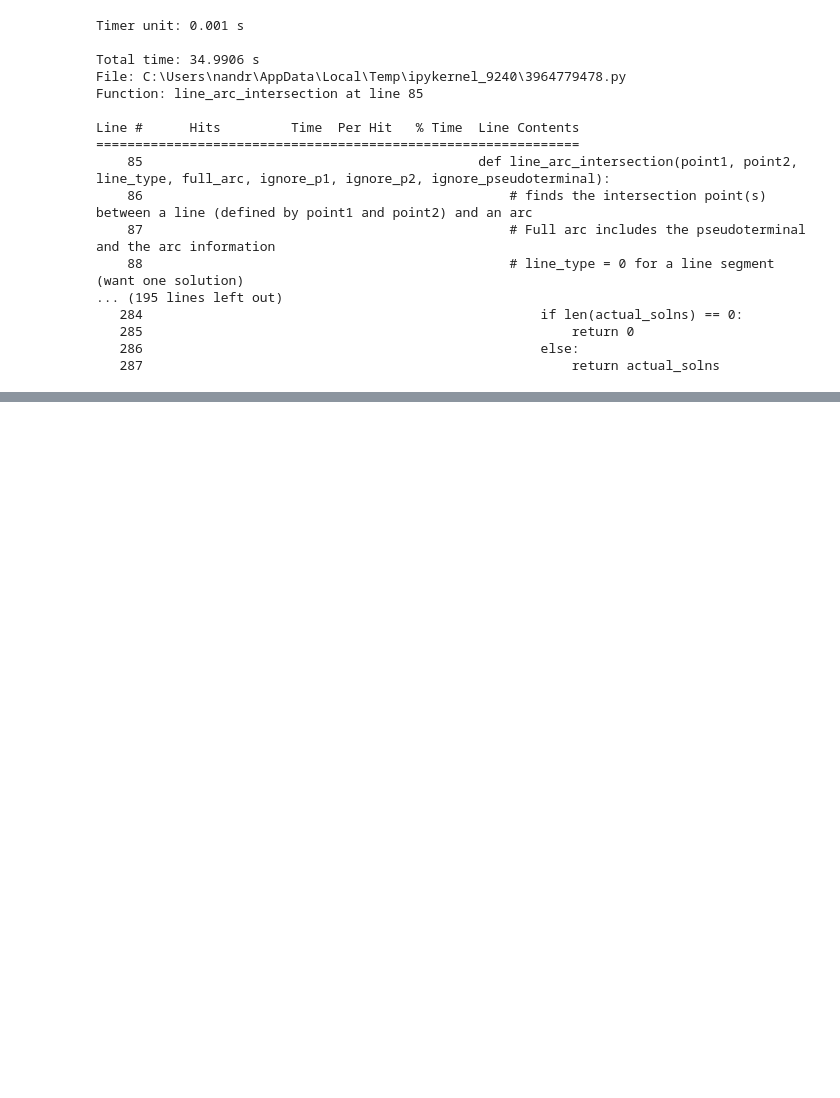
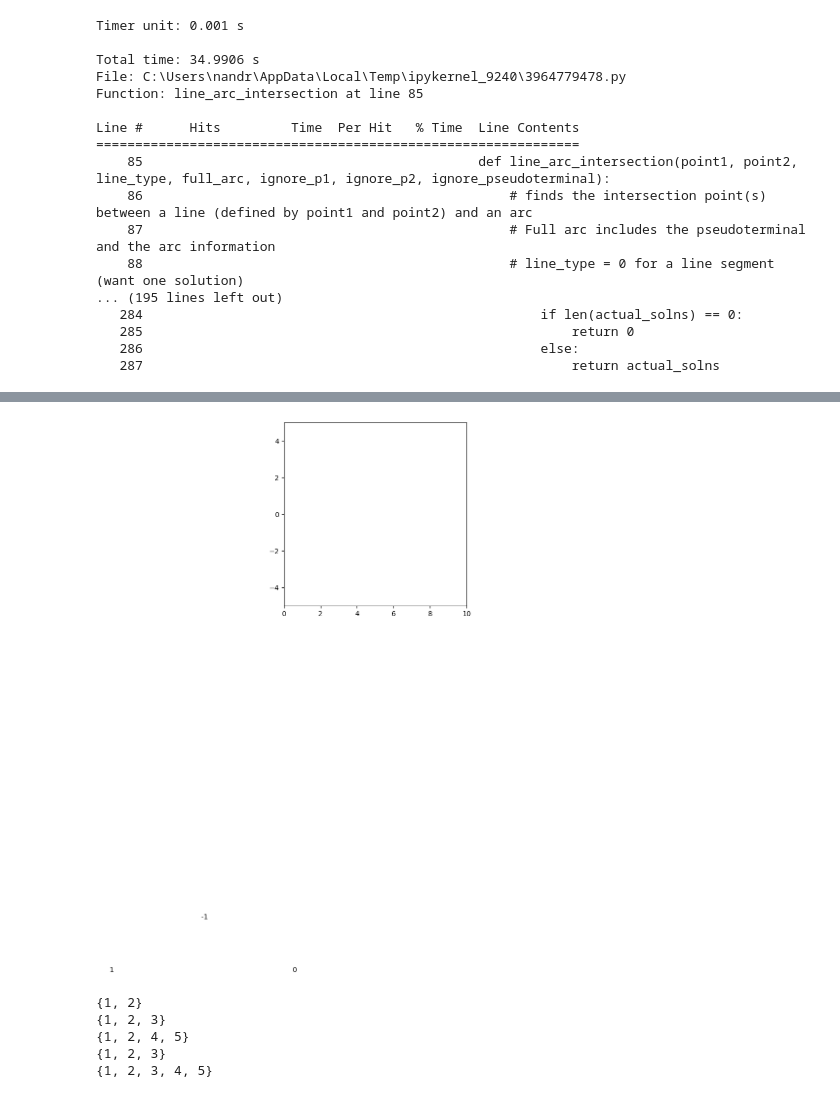
Before and after one commit to nandresthio/abConnectedNetworks, a Jupyter notebook: Nico.ipynb, the cells around one changed output, grey strips where cells are left out. Cells and saved outputs as stored; diff of their text form; code cells hidden in the pictures; blank space fills up the shorter version.

```diff
--- a/Nico.ipynb
+++ b/Nico.ipynb
@@ -5692,0 +4394,36 @@ def double_merge(b1, b2, prune = False, pruningVersion = 0, bst = [], terminals
+# %%
+first_branch = [[[25, 25, 2, 5],
+                 [0, -25, 0, 5],
+                 [0, -25, 0, 4],
+                 [-10, -25, 1, 4],
+                 [-1, -1, -1, 5, [-5.0, -33.66025403784438], [-5.0, -27.886751345948127, 5.773502691896257, 1.0471975511965974, 2.0943951023931957, 0.5235987755982987, 2.6179938779914944]],
+                 [-1, -1, -2, 7, [0, -25], [25, 25, -0.31896126247643647, -24.507223321040296]], [-10, -25, 1, 7], [-1, -1, -1, -1, [-5.0, -33.66025403784438], [-5.0, -27.886751345948127, 5.773502691896257, 1.098054878463418, 2.0943951023931957, 0.625313430131941, 2.6179938779914944]]], [-5.0, -33.66025403784438], [-5.0, -27.886751345948127, 5.773502691896257, 1.098054878463418, 2.0943951023931957, 0.625313430131941, 2.6179938779914944], [0, 1, 2], 65.88645842496345, False]
+terminal = [20, 25, 3, -1]
+
+
+
+terminals = [[0, -25], [-10, -25], [25, 25], [20, 25], [0, 0]]
+branches = [[
+    [[terminals[t][0], terminals[t][1], t, -1]], [terminals[t][0], terminals[t][1]], [terminals[t][0], terminals[t][1], 0, 0, 0, 0, 0], [t], 0, False] for t in range(len(terminals))]
+labels = [2, 0, 2, 1, 2]
+plot_branch(double_merge(branches[0], branches[1]))
+# trees = find_full_steiner_trees(terminals, useTripleMerge = True, allowSameTerminals = True, showOutput = True)
+# for tree in trees:
+#     plot_tree(tree, terminals)
+# %% [output]
+[figure, added]
+# %%
+A = set([1, 2, 1, 2])
+B = set([1, 2, 3, 3])
+C = set([1, 2, 4, 5, 4])
+print(A)
+print(B)
+print(C)
+print(A.union(B))
+print(A.union(B).union(C))
+# %% [output]
+{1, 2}
+{1, 2, 3}
+{1, 2, 4, 5}
+{1, 2, 3}
+{1, 2, 3, 4, 5}
```
Also changed, not shown: parts of 6 cells of this notebook.
